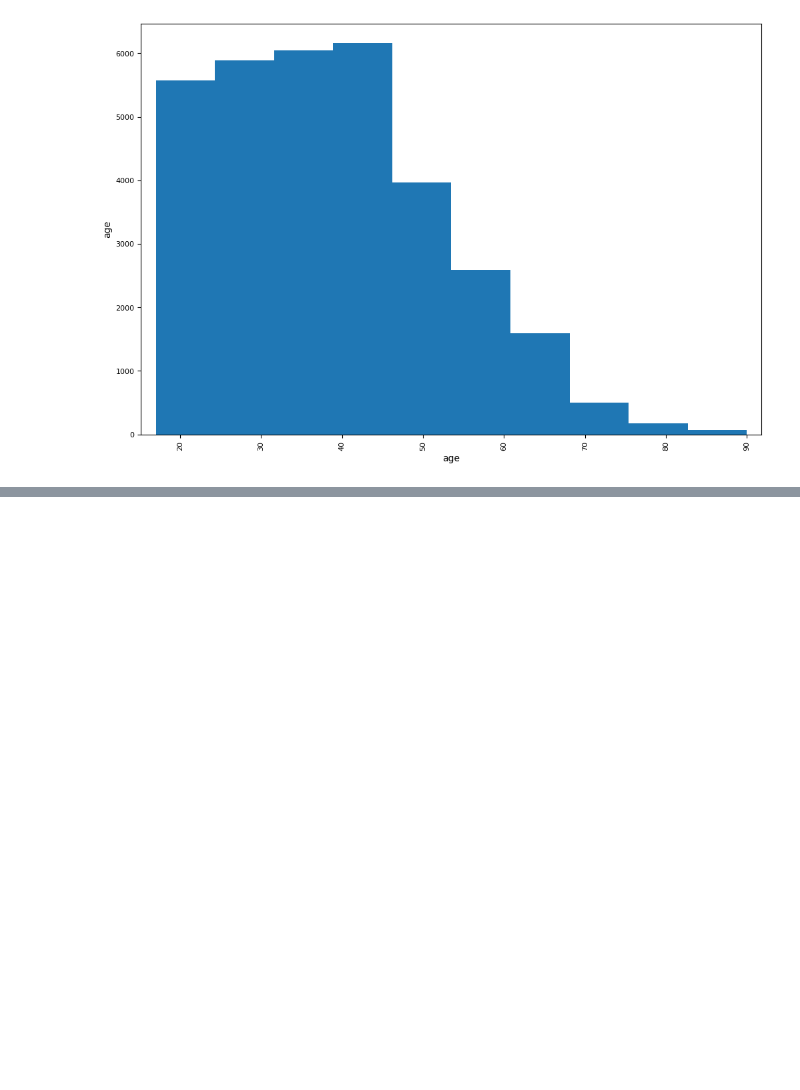
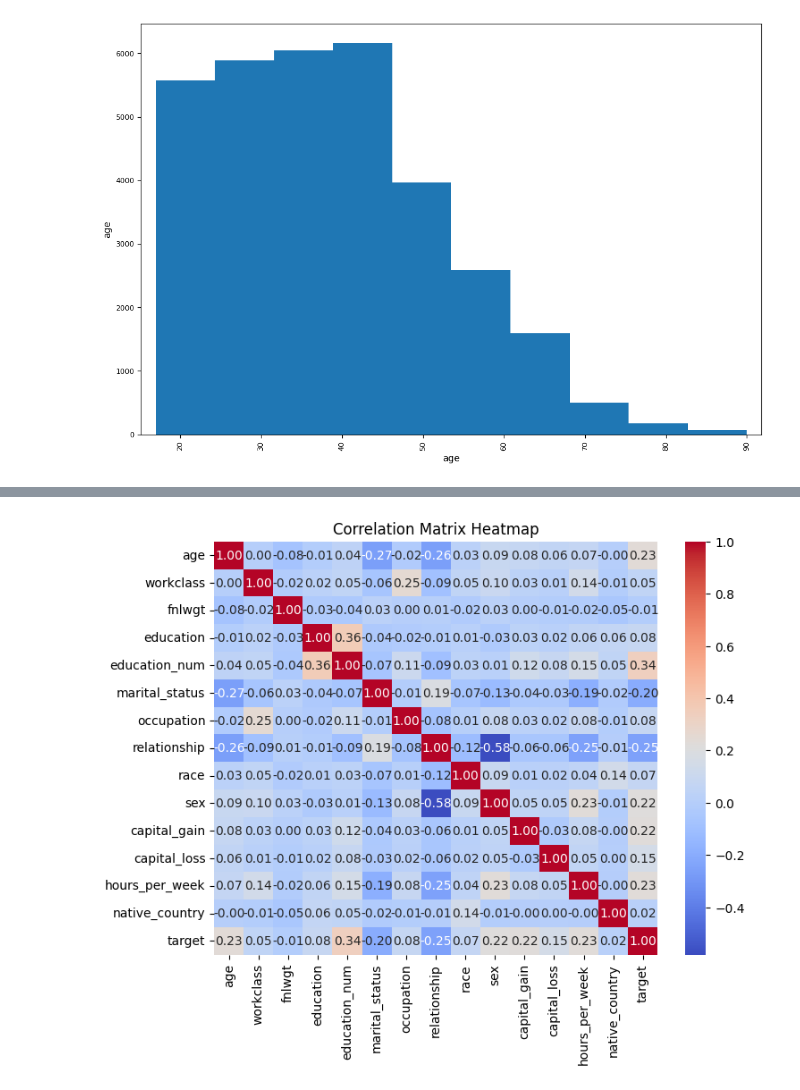
Before and after one commit to manpreetdhindsa747/COMP_542, a Jupyter notebook: adult_prediction.ipynb, the cells around one changed output, grey strips where cells are left out. Saved outputs shown, nothing was run; the diff lists cells and outputs as text; code cells hidden in the pictures; blank space fills up the shorter version.

```diff
--- a/adult_prediction.ipynb
+++ b/adult_prediction.ipynb
@@ -109,0 +194,23 @@ array([[<Axes: xlabel='age', ylabel='age'>]], dtype=object)
+# %%
+import pandas as pd
+import seaborn as sns
+import matplotlib.pyplot as plt
+
+object_attributes = ["workclass", "education", "marital_status", "occupation", "relationship", "race", "sex", "native_country", "target"]
+
+label_encoder = LabelEncoder()
+
+for column in object_attributes:
+    if column in adult.columns:
+        adult[column] = label_encoder.fit_transform(adult[column])
+
+# Calculate the correlation matrix
+correlation_matrix = adult.corr()
+
+# Create a heatmap
+plt.figure(figsize=(8, 6))
+sns.heatmap(correlation_matrix, annot=True, cmap="coolwarm", fmt=".2f")
+plt.title("Correlation Matrix Heatmap")
+plt.show()
+# %% [output]
+[figure, added]
```
Also changed, not shown: parts of 4 cells of this notebook.
